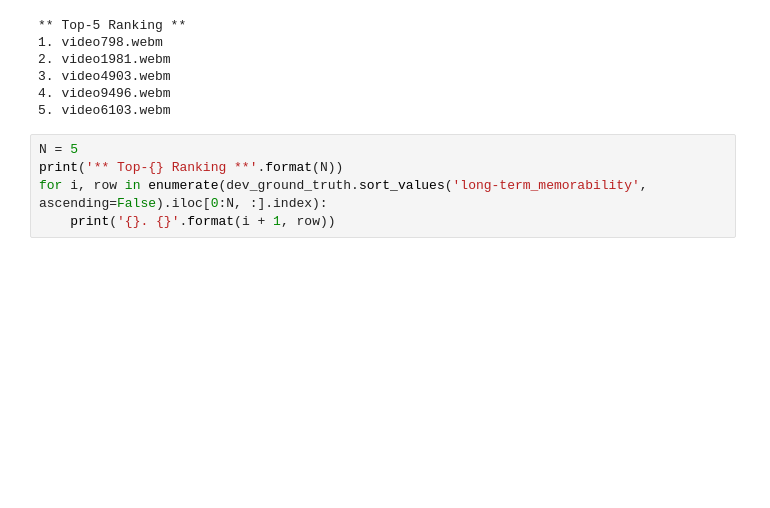
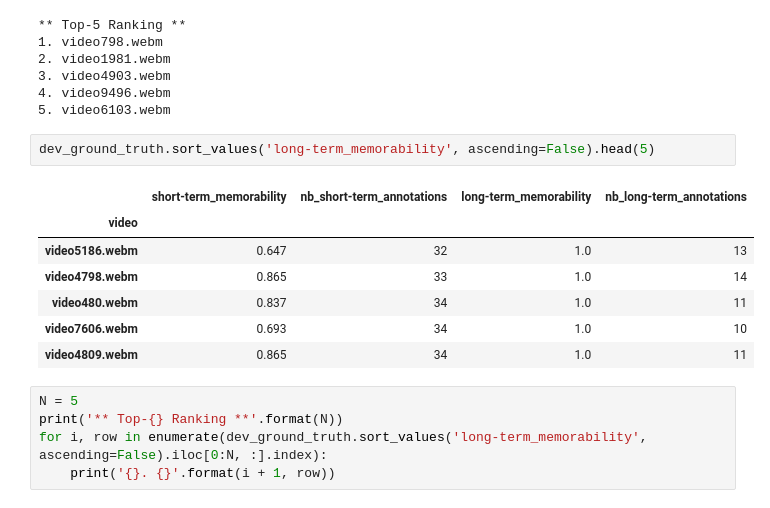
Before and after one commit to dazcona/memorability, a Jupyter notebook: src/notebooks/1. EDA for Groundtruth.ipynb, the cells around one changed output. Cells and saved outputs as stored; diff of their text form; blank space fills up the shorter version.

```diff
--- a/src/notebooks/1. EDA for Groundtruth.ipynb
+++ b/src/notebooks/1. EDA for Groundtruth.ipynb
@@ -123,6 +133,16 @@ for i, row in enumerate(dev_ground_truth.sort_values('short-term_memorability',
 3. video4903.webm
 4. video9496.webm
 5. video6103.webm
+# %%
+dev_ground_truth.sort_values('long-term_memorability', ascending=False).head(5)
+# %% [output]
+|  | short-term_memorability | nb_short-term_annotations | long-term_memorability | nb_long-term_annotations |
+| video |  |  |  |  |
+| video5186.webm | 0.647 | 32 | 1.0 | 13 |
+| video4798.webm | 0.865 | 33 | 1.0 | 14 |
+| video480.webm | 0.837 | 34 | 1.0 | 11 |
+| video7606.webm | 0.693 | 34 | 1.0 | 10 |
+| video4809.webm | 0.865 | 34 | 1.0 | 11 |
 # %%
 N = 5
 print('** Top-{} Ranking **'.format(N))
```
Also changed, not shown: parts of 5 cells of this notebook, 5 other files.
